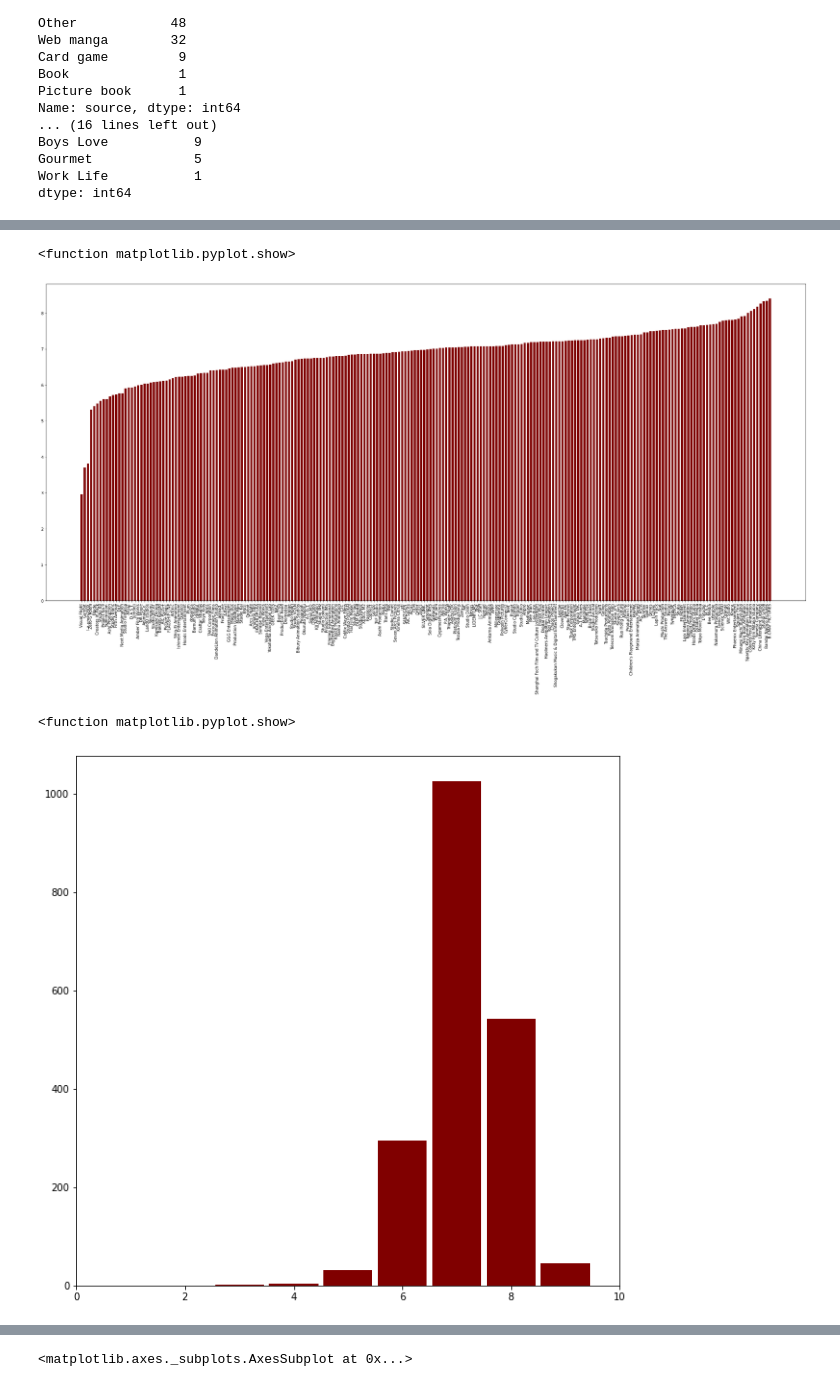
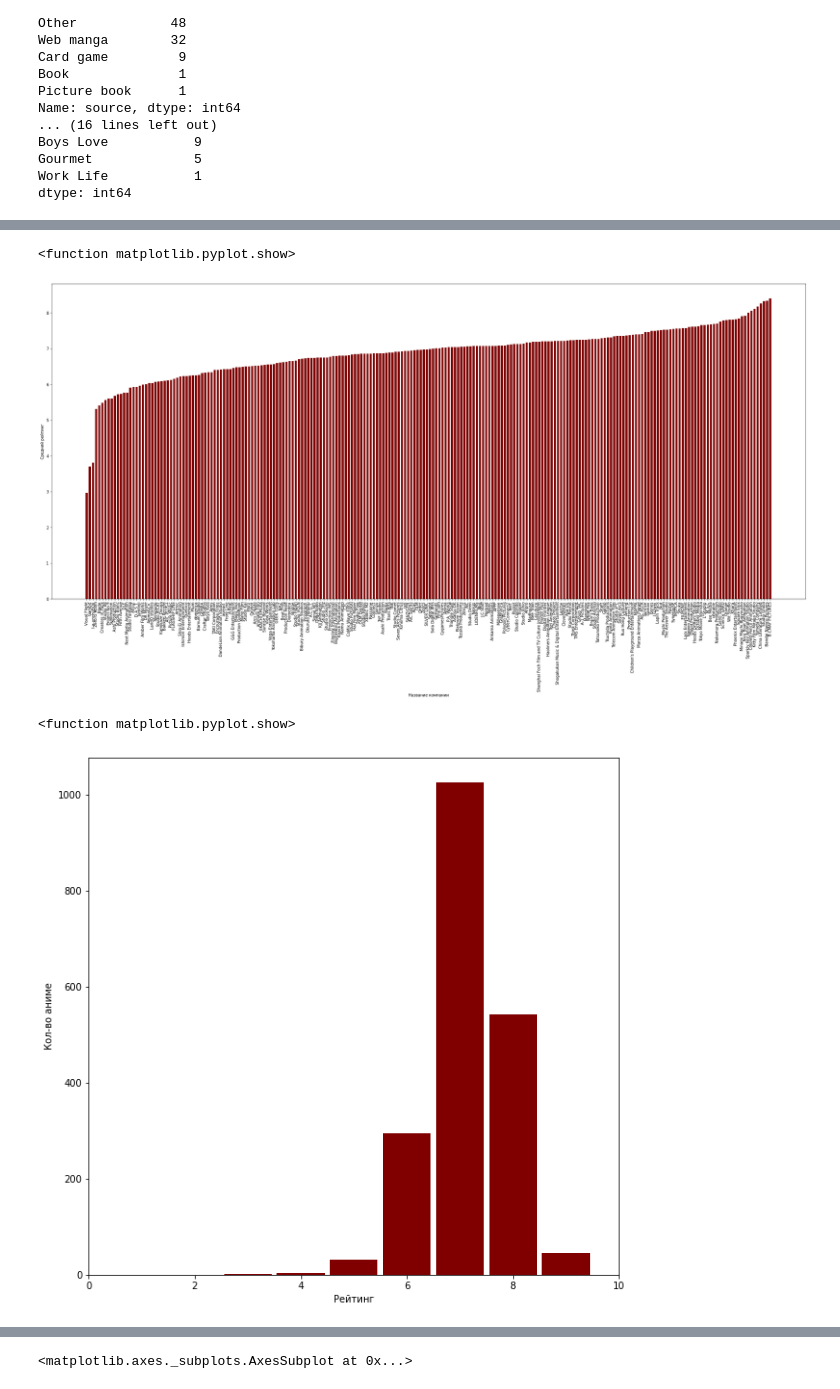
Before and after one commit to Andrew55529/IMDP, a Jupyter notebook: anime.ipynb, the cells around one changed output, grey strips where cells are left out. Saved outputs shown, nothing was run; the diff lists cells and outputs as text; code cells hidden in the pictures.

```diff
--- a/anime.ipynb
+++ b/anime.ipynb
@@ -137,20 +147,24 @@ ratings = data.groupby(['production'])['rating'].mean().dropna().sort_values()
 fig = mpl.figure(figsize = (35, 15))
 mpl.bar(ratings.index, ratings, color ='maroon', width = 0.7)
 mpl.xticks(rotation=90)
+mpl.xlabel("Название компании")
+mpl.ylabel("Средний рейтинг")
 mpl.show    #9
 # %% [output]
 <function matplotlib.pyplot.show>
-[figure, old version]
+[figure, new version]
 # %%
 data = data.assign(rating_round = data['rating'].round())
 rating_uniq_count_round=data.groupby('rating_round')['title'].count()
 fig = mpl.figure(figsize = (10, 10))
 mpl.bar(rating_uniq_count_round.index, rating_uniq_count_round, color ='maroon', width = 0.9)
 mpl.xlim(0,10)
+mpl.xlabel("Рейтинг")
+mpl.ylabel("Кол-во аниме")
 mpl.show    #10
 # %% [output]
 <function matplotlib.pyplot.show>
-[figure, old version]
+[figure, new version]
 # %%
 theme_rating=[]
 for theme in theme_uniq_count.index:
```
Also changed, not shown: parts of 7 cells of this notebook.
